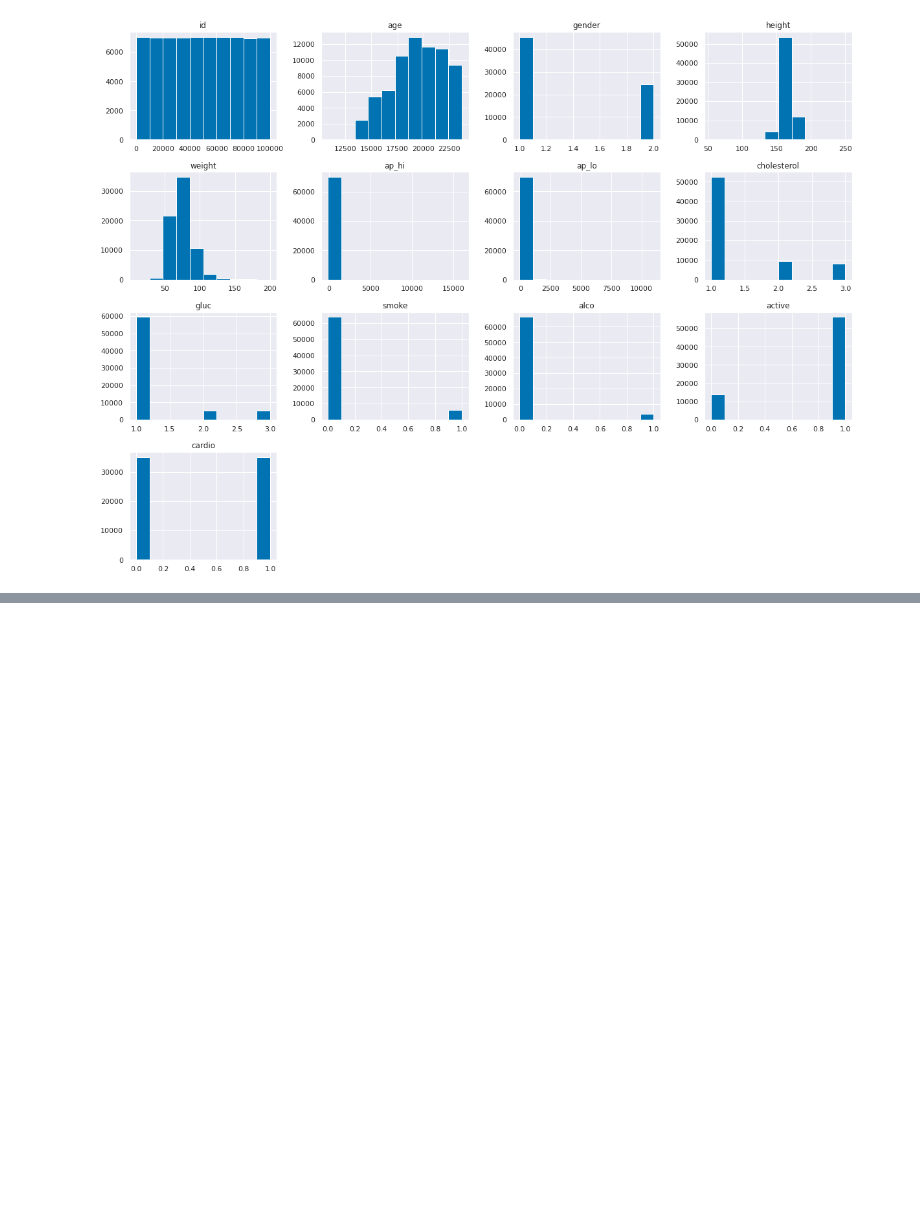
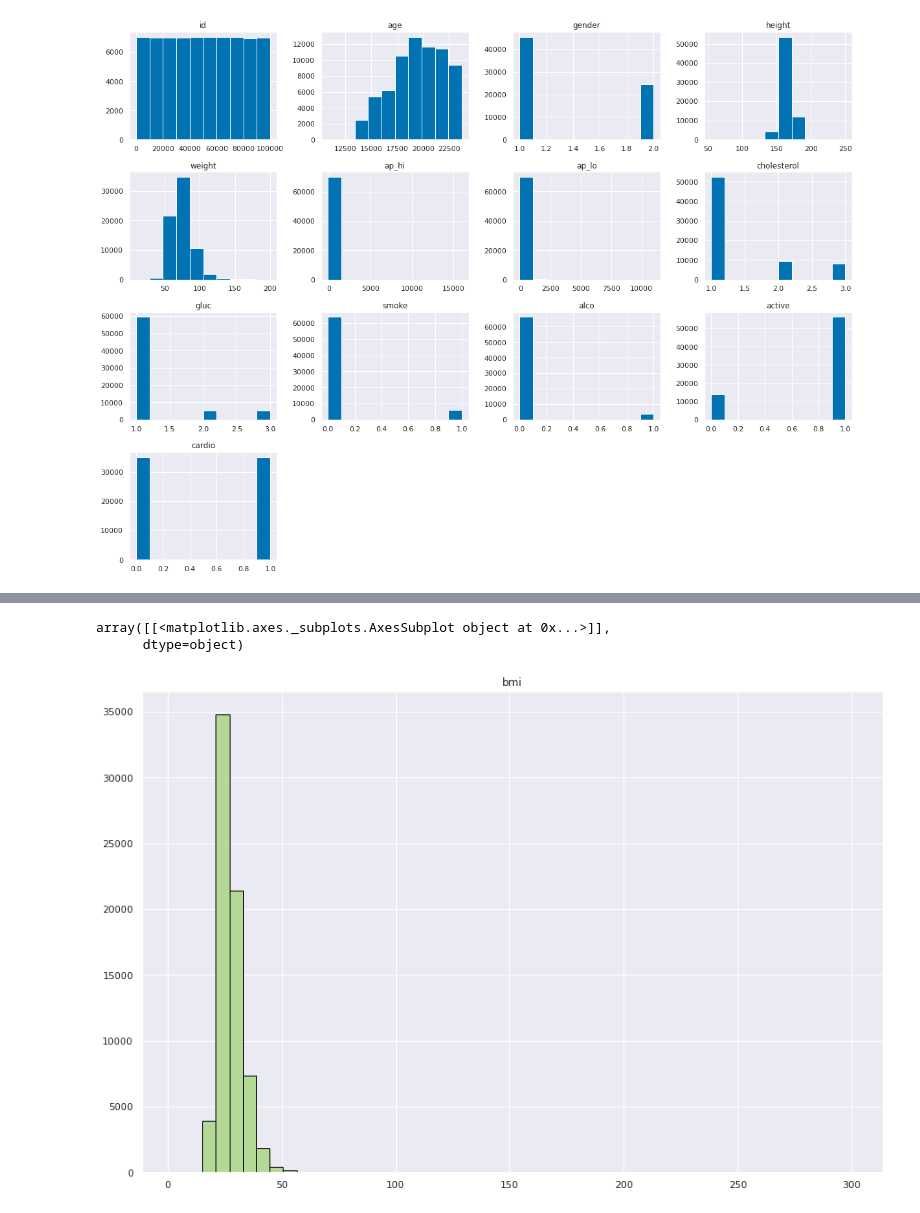
Before and after one commit to Psychraft/Big-Data-Project, a Jupyter notebook: Final_Project_Big_Data_Analysis.ipynb, the cells around one changed output, grey strips where cells are left out. Cells and saved outputs as stored; diff of their text form; code cells hidden in the pictures; blank space fills up the shorter version.

```diff
--- a/Final_Project_Big_Data_Analysis.ipynb
+++ b/Final_Project_Big_Data_Analysis.ipynb
@@ -329,2 +391,14 @@ corr.style.background_gradient(cmap='Oranges_r',axis=None)
+# %%
+#2ND NEW VARIABLE
+Cardio_disease2['bmi'] = (Cardio_disease2['weight'] / (((Cardio_disease2['height']/100)**2))).round(decimals=2)   # Body mass index
+
+
+# Creating Flags for categories as 0-1. 0 stands for not having high BMI 1 stands for having high BM1
+
+Cardio_disease2['bmi_high'] = (Cardio_disease2['bmi'] >= 30).astype(int)
 # %%
-main_data.hist(column=['age','weight','height'],bins=25, figsize=(15, 10), color='#FFCF56', edgecolor='black')
+Cardio_disease2.hist(column=['bmi'], bins=50, figsize=(15, 10), color='#b4d997', edgecolor='black')
+# %% [output]
+array([[<matplotlib.axes._subplots.AxesSubplot object at 0x...>]],
+      dtype=object)
+[figure, added]
```
Also changed, not shown: parts of 31 cells of this notebook.
